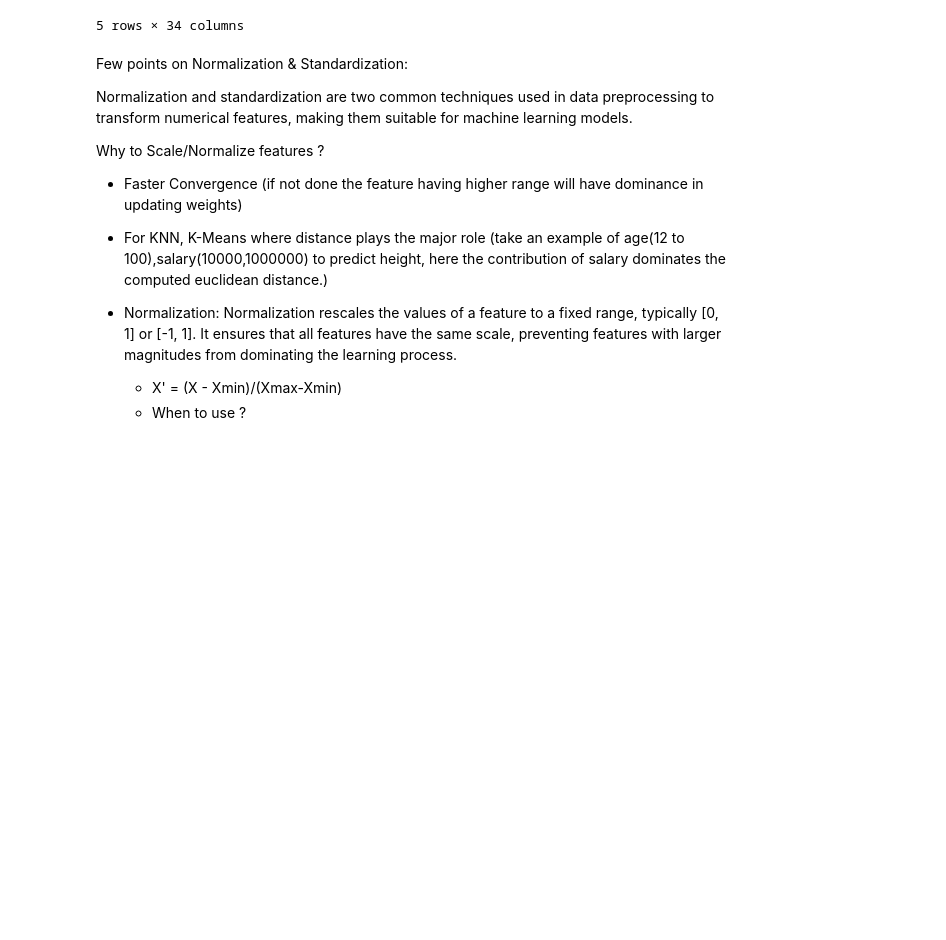
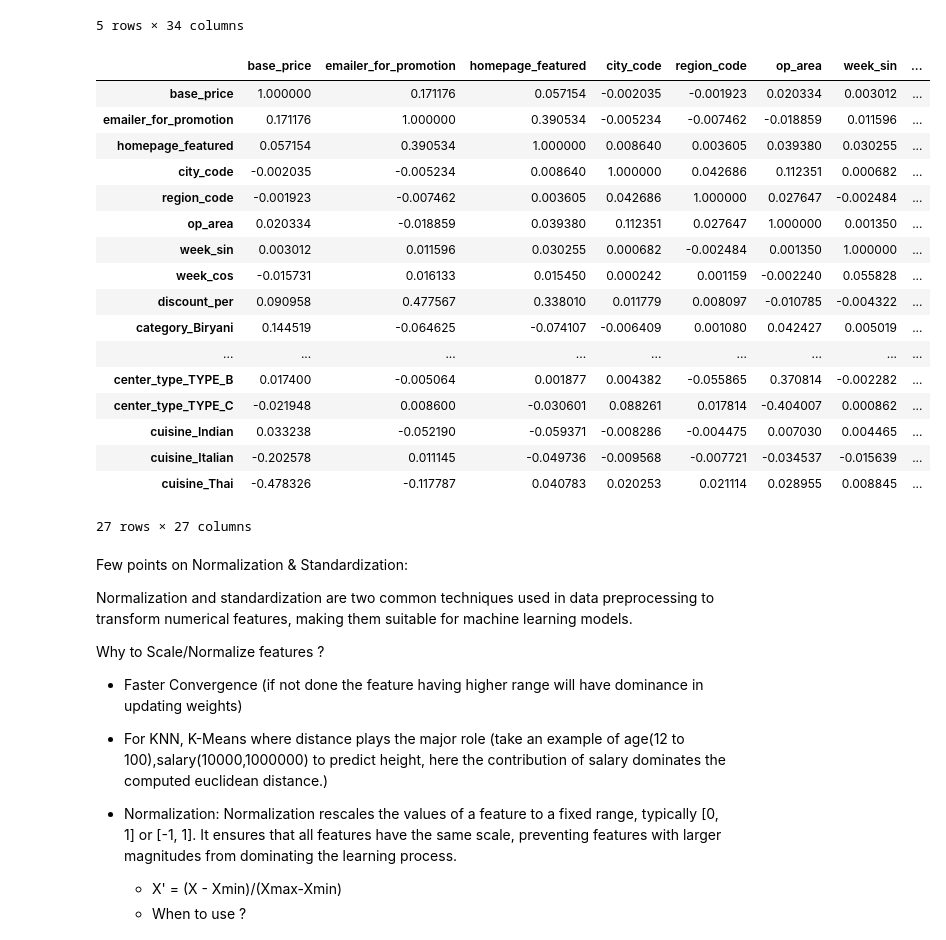
Before and after one commit to Nitin-Flavier13/OrderSenseML, a Jupyter notebook: notebooks/model_training.ipynb, the cells around one changed output. Saved outputs shown, nothing was run; the diff lists cells and outputs as text; code cells hidden in the pictures; blank space fills up the shorter version.

```diff
--- a/notebooks/model_training.ipynb
+++ b/notebooks/model_training.ipynb
@@ -87,3 +105,24 @@ y = df['num_orders']
+# %%
+X.corr()
+# %% [output]
+|  | base_price | emailer_for_promotion | homepage_featured | city_code | region_code | op_area | week_sin | ... |
+| base_price | 1.000000 | 0.171176 | 0.057154 | -0.002035 | -0.001923 | 0.020334 | 0.003012 | ... |
+| emailer_for_promotion | 0.171176 | 1.000000 | 0.390534 | -0.005234 | -0.007462 | -0.018859 | 0.011596 | ... |
+| homepage_featured | 0.057154 | 0.390534 | 1.000000 | 0.008640 | 0.003605 | 0.039380 | 0.030255 | ... |
+| city_code | -0.002035 | -0.005234 | 0.008640 | 1.000000 | 0.042686 | 0.112351 | 0.000682 | ... |
+| region_code | -0.001923 | -0.007462 | 0.003605 | 0.042686 | 1.000000 | 0.027647 | -0.002484 | ... |
+| op_area | 0.020334 | -0.018859 | 0.039380 | 0.112351 | 0.027647 | 1.000000 | 0.001350 | ... |
+| week_sin | 0.003012 | 0.011596 | 0.030255 | 0.000682 | -0.002484 | 0.001350 | 1.000000 | ... |
+| week_cos | -0.015731 | 0.016133 | 0.015450 | 0.000242 | 0.001159 | -0.002240 | 0.055828 | ... |
+| discount_per | 0.090958 | 0.477567 | 0.338010 | 0.011779 | 0.008097 | -0.010785 | -0.004322 | ... |
+| category_Biryani | 0.144519 | -0.064625 | -0.074107 | -0.006409 | 0.001080 | 0.042427 | 0.005019 | ... |
+| ... | ... | ... | ... | ... | ... | ... | ... | ... |
+| center_type_TYPE_B | 0.017400 | -0.005064 | 0.001877 | 0.004382 | -0.055865 | 0.370814 | -0.002282 | ... |
+| center_type_TYPE_C | -0.021948 | 0.008600 | -0.030601 | 0.088261 | 0.017814 | -0.404007 | 0.000862 | ... |
+| cuisine_Indian | 0.033238 | -0.052190 | -0.059371 | -0.008286 | -0.004475 | 0.007030 | 0.004465 | ... |
+| cuisine_Italian | -0.202578 | 0.011145 | -0.049736 | -0.009568 | -0.007721 | -0.034537 | -0.015639 | ... |
+| cuisine_Thai | -0.478326 | -0.117787 | 0.040783 | 0.020253 | 0.021114 | 0.028955 | 0.008845 | ... |
+27 rows × 27 columns
 # %%
 from sklearn.model_selection import train_test_split
 
```
Also changed, not shown: parts of 11 cells of this notebook.
